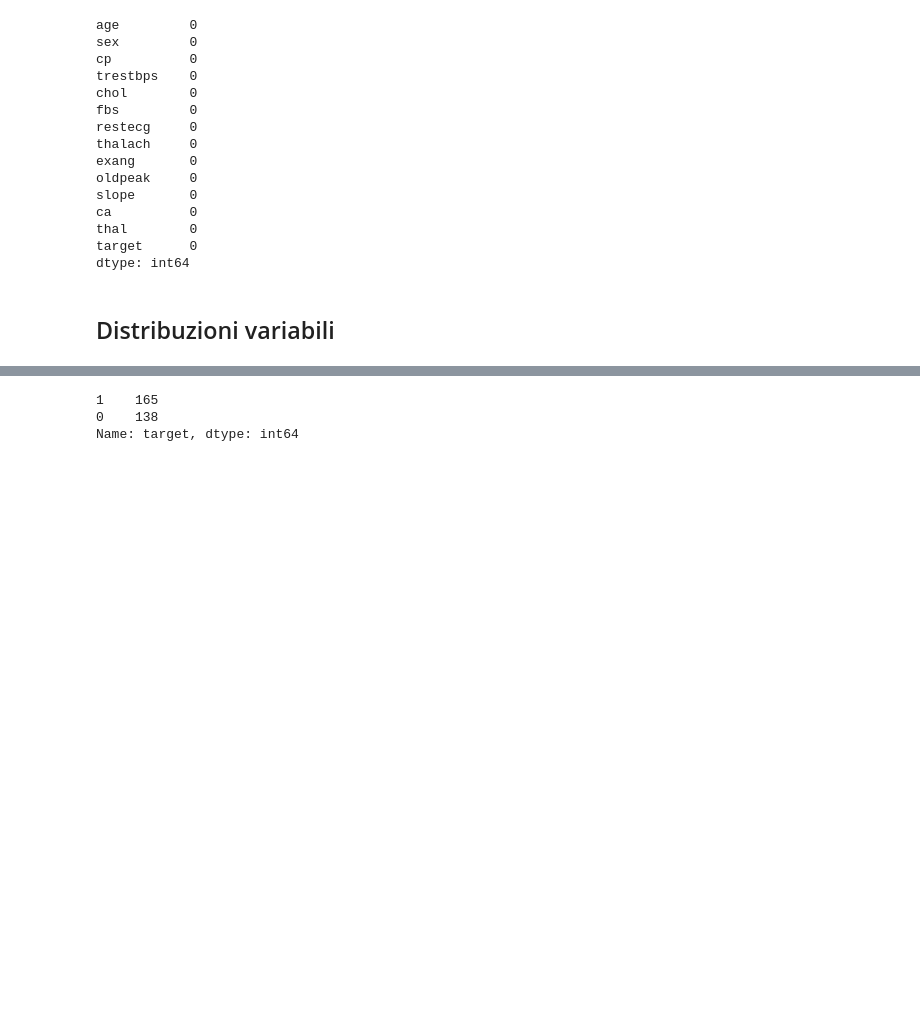
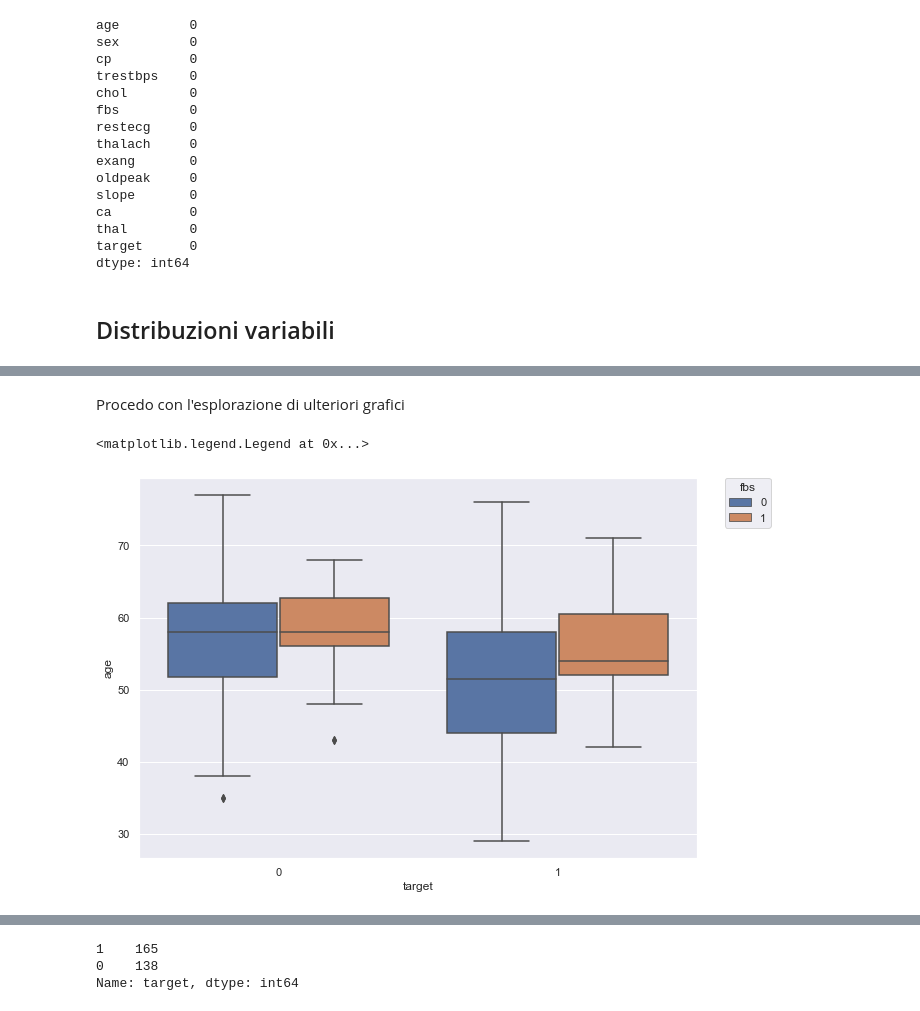
Before and after one commit to lorenzlorg/Big-Data-MAPR-project, a Jupyter notebook: Predizione di malattie cardiache.ipynb, the cells around one changed output, grey strips where cells are left out. Saved outputs shown, nothing was run; the diff lists cells and outputs as text; code cells hidden in the pictures; blank space fills up the shorter version.

```diff
--- a/Predizione di malattie cardiache.ipynb
+++ b/Predizione di malattie cardiache.ipynb
@@ -144 +188,13 @@ plt.show()
+# %% [markdown]
+Procedo con l'esplorazione di ulteriori grafici
+# %%
+# relazione tra target, age e currentSmoker
+
+sns.boxplot(x='target',y='age',hue='fbs',data=df)
+plt.legend(title='fbs', bbox_to_anchor=(1.05, 1), loc=2, borderaxespad=0.)
+
+# emerge che i pazienti più anziani sia in caso di presenza di malattie cardiache e non presentano un valore di fbs maggiore di 120
+# %% [output]
+<matplotlib.legend.Legend at 0x...>
+[figure, added]
 # %%
```
Also changed, not shown: parts of 22 cells of this notebook.
